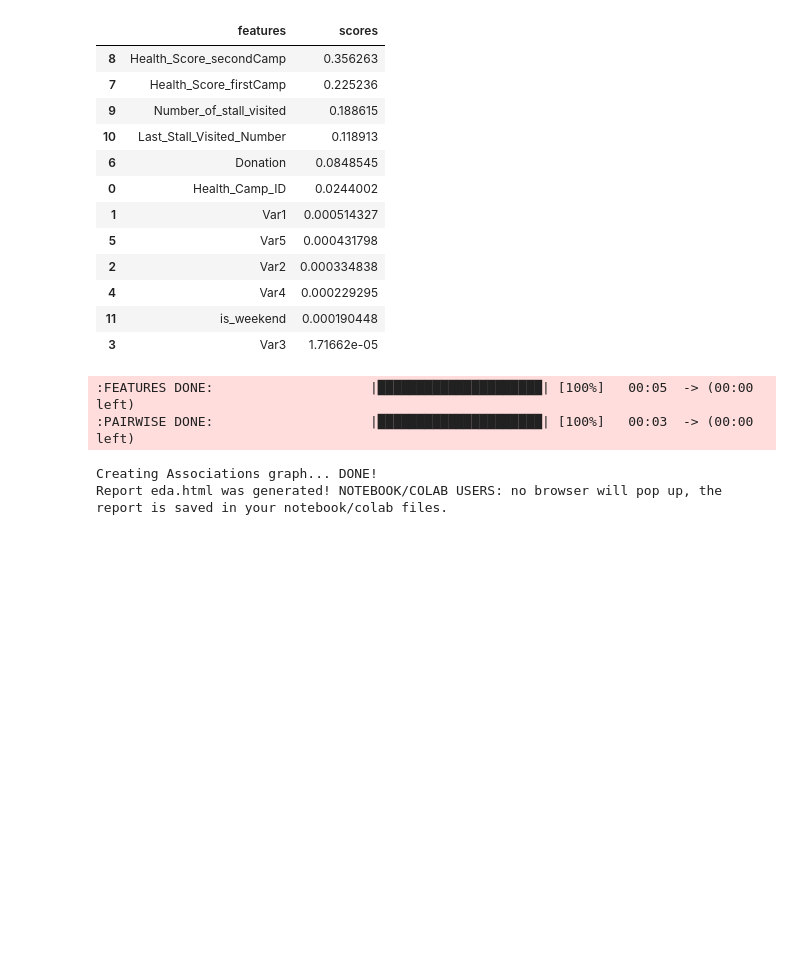
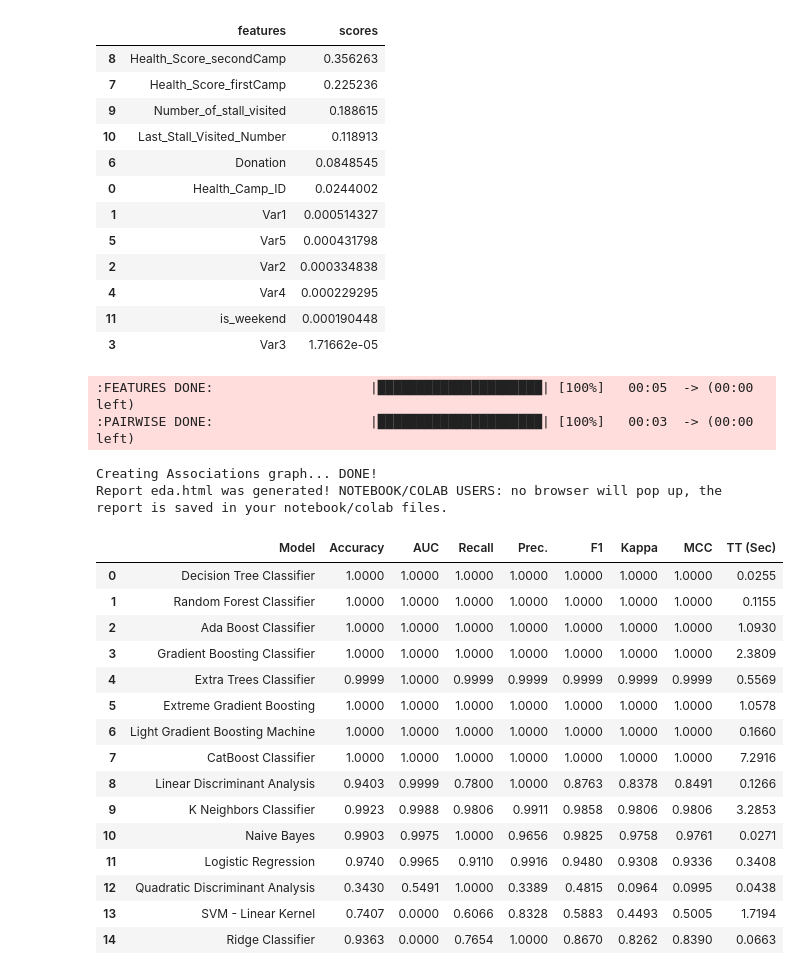
Before and after one commit to kavinsrinaath/Med_Camp, a Jupyter notebook: Notebook/notebook.ipynb, the cells around one changed output. Drawn from its saved outputs; the diff is of its cells as text; code cells hidden in the pictures; blank space fills up the shorter version.

Commit message:
model compare code

```diff
--- a/Notebook/notebook.ipynb
+++ b/Notebook/notebook.ipynb
@@ -209,3 +210,24 @@ eda.show_html('eda.html')
 :PAIRWISE DONE:                    |█████████████████████| [100%]   00:03  -> (00:00 left)
 Creating Associations graph... DONE!
 Report eda.html was generated! NOTEBOOK/COLAB USERS: no browser will pop up, the report is saved in your notebook/colab files.
+# %%
+df_temp = df_train_main.drop(columns=['Registration_Date','Patient_ID'])
+model_compare = setup(data=df_temp,target='outcome')
+best = compare_models(sort='AUC')
+# %% [output]
+|  | Model | Accuracy | AUC | Recall | Prec. | F1 | Kappa | MCC | TT (Sec) |
+| 0 | Decision Tree Classifier | 1.0000 | 1.0000 | 1.0000 | 1.0000 | 1.0000 | 1.0000 | 1.0000 | 0.0255 |
+| 1 | Random Forest Classifier | 1.0000 | 1.0000 | 1.0000 | 1.0000 | 1.0000 | 1.0000 | 1.0000 | 0.1155 |
+| 2 | Ada Boost Classifier | 1.0000 | 1.0000 | 1.0000 | 1.0000 | 1.0000 | 1.0000 | 1.0000 | 1.0930 |
+| 3 | Gradient Boosting Classifier | 1.0000 | 1.0000 | 1.0000 | 1.0000 | 1.0000 | 1.0000 | 1.0000 | 2.3809 |
+| 4 | Extra Trees Classifier | 0.9999 | 1.0000 | 0.9999 | 0.9999 | 0.9999 | 0.9999 | 0.9999 | 0.5569 |
+| 5 | Extreme Gradient Boosting | 1.0000 | 1.0000 | 1.0000 | 1.0000 | 1.0000 | 1.0000 | 1.0000 | 1.0578 |
+| 6 | Light Gradient Boosting Machine | 1.0000 | 1.0000 | 1.0000 | 1.0000 | 1.0000 | 1.0000 | 1.0000 | 0.1660 |
+| 7 | CatBoost Classifier | 1.0000 | 1.0000 | 1.0000 | 1.0000 | 1.0000 | 1.0000 | 1.0000 | 7.2916 |
+| 8 | Linear Discriminant Analysis | 0.9403 | 0.9999 | 0.7800 | 1.0000 | 0.8763 | 0.8378 | 0.8491 | 0.1266 |
+| 9 | K Neighbors Classifier | 0.9923 | 0.9988 | 0.9806 | 0.9911 | 0.9858 | 0.9806 | 0.9806 | 3.2853 |
+| 10 | Naive Bayes | 0.9903 | 0.9975 | 1.0000 | 0.9656 | 0.9825 | 0.9758 | 0.9761 | 0.0271 |
+| 11 | Logistic Regression | 0.9740 | 0.9965 | 0.9110 | 0.9916 | 0.9480 | 0.9308 | 0.9336 | 0.3408 |
+| 12 | Quadratic Discriminant Analysis | 0.3430 | 0.5491 | 1.0000 | 0.3389 | 0.4815 | 0.0964 | 0.0995 | 0.0438 |
+| 13 | SVM - Linear Kernel | 0.7407 | 0.0000 | 0.6066 | 0.8328 | 0.5883 | 0.4493 | 0.5005 | 1.7194 |
+| 14 | Ridge Classifier | 0.9363 | 0.0000 | 0.7654 | 1.0000 | 0.8670 | 0.8262 | 0.8390 | 0.0663 |
```
Also changed, not shown: parts of 4 cells of this notebook, 5 other files.
